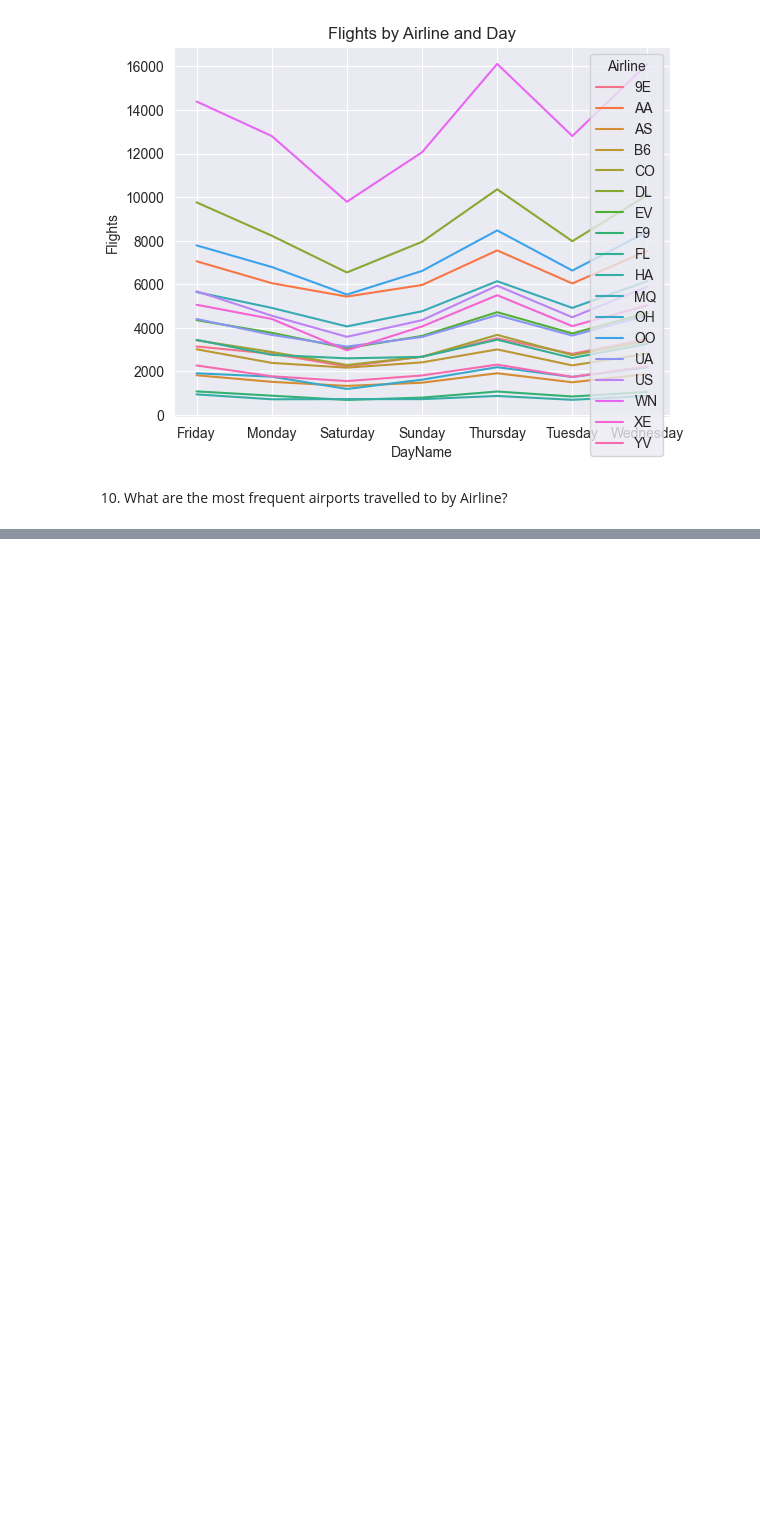
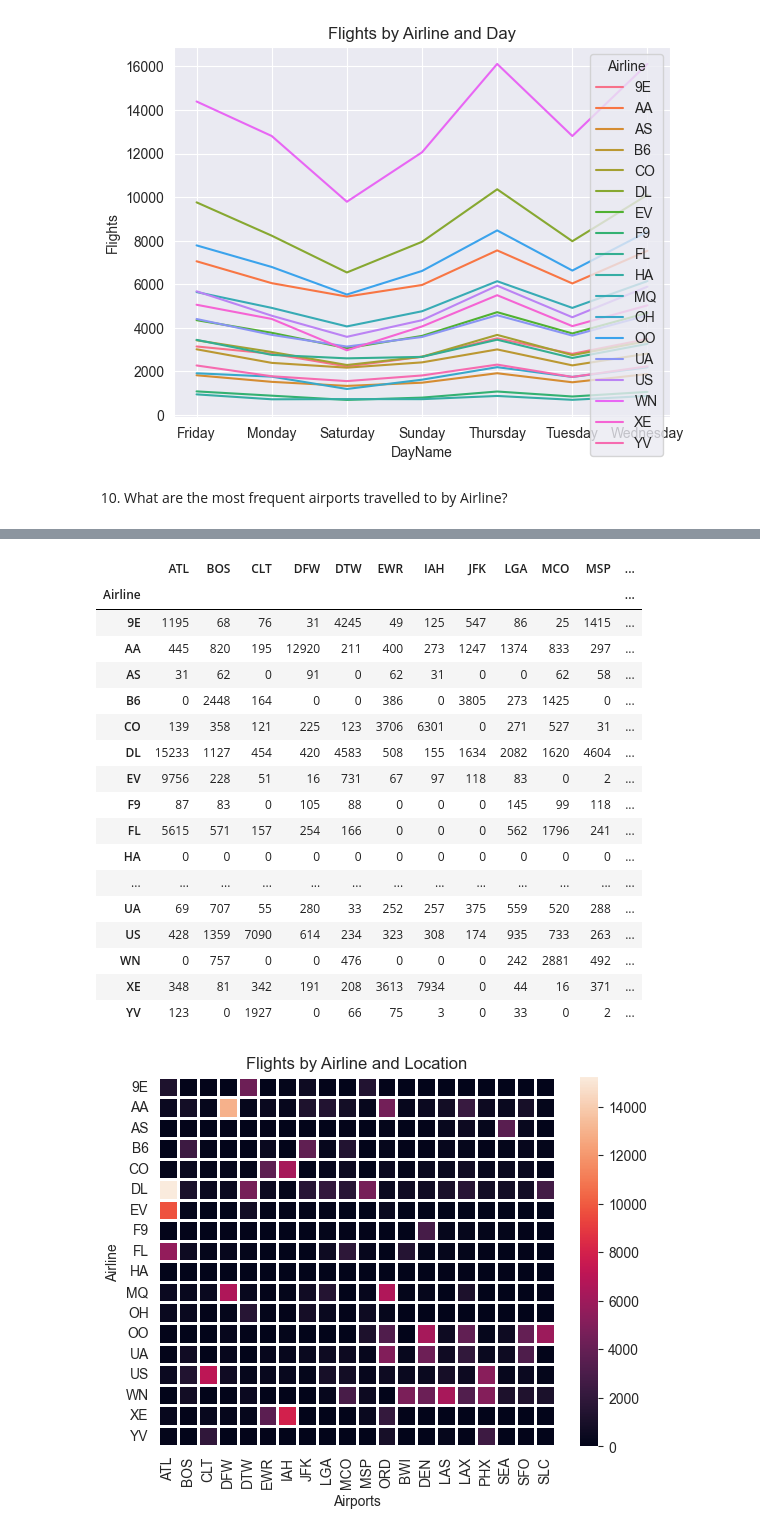
Before and after one commit to Ethan07914/flight_data_insight, a Jupyter notebook: main.ipynb, the cells around one changed output, grey strips where cells are left out. Cells and saved outputs as stored; diff of their text form; code cells hidden in the pictures; blank space fills up the shorter version.

Commit message:
Flights by Airline and Location Heatmap

```diff
--- a/main.ipynb
+++ b/main.ipynb
@@ -253,3 +256,21 @@ Text(0.5, 1.0, 'Flights by Airline and Day')
 [figure]
 # %% [markdown]
 10. What are the most frequent airports travelled to by Airline?
+# %%
+FlightsToAirportByAirline = flight_data.groupby(['Airline', 'AirportTo']).Time.count().reset_index().rename(columns={'Time':'Flights'})
+
+FlightsToAirport = flight_data.groupby('AirportTo').Time.count().sort_values(ascending=False).iloc[0:20].reset_index().rename(columns={'Time':'Flights'})
+
+FlightsToAirportByAirline20 = FlightsToAirportByAirline[FlightsToAirportByAirline['AirportTo'].isin(FlightsToAirport.AirportTo)]
+
+FlightsToAirportByAirline20
+
+Airlines1 = FlightsToAirportByAirline20.Airline.unique()
+for airline in Airlines1:
+    print(airline)
+
+Airports1 = FlightsToAirportByAirline20.AirportTo.unique()
+for airport in Airports1:
+    print(airport)
+
+FlightsToAirportByAirline20
@@ -255,0 +308,47 @@ Text(0.5, 1.0, 'Flights by Airline and Day')
+# %%
+def get_flights(Airport):
+    flights = []
+    for Airline in Airlines1:
+        NumberOfFlights = FlightsToAirportByAirline20[(FlightsToAirportByAirline20['Airline'] == Airline) & (FlightsToAirportByAirline20['AirportTo'] == Airport)].Flights
+        if len(NumberOfFlights) == 0:
+          flights.append(0)
+        else:
+         flights.append(int(NumberOfFlights.iloc[0]))
+    return flights
+
+
+
+flight_dict = {'Airline':Airlines1}
+count=0
+for Airport in Airports1:
+    flight_dict[Airports1[count]] = get_flights(Airports1[count])
+    count+=1
+
+flight_frame = pd.DataFrame(flight_dict).set_index('Airline')
+
+
+sns.heatmap(data=flight_frame, linewidths=1, linecolor='white')
+plt.xlabel('Airports')
+plt.title('Flights by Airline and Location')
+
+flight_frame
+# %% [output]
+|  | ATL | BOS | CLT | DFW | DTW | EWR | IAH | JFK | LGA | MCO | MSP | ... |
+| Airline |  |  |  |  |  |  |  |  |  |  |  | ... |
+| 9E | 1195 | 68 | 76 | 31 | 4245 | 49 | 125 | 547 | 86 | 25 | 1415 | ... |
+| AA | 445 | 820 | 195 | 12920 | 211 | 400 | 273 | 1247 | 1374 | 833 | 297 | ... |
+| AS | 31 | 62 | 0 | 91 | 0 | 62 | 31 | 0 | 0 | 62 | 58 | ... |
+| B6 | 0 | 2448 | 164 | 0 | 0 | 386 | 0 | 3805 | 273 | 1425 | 0 | ... |
+| CO | 139 | 358 | 121 | 225 | 123 | 3706 | 6301 | 0 | 271 | 527 | 31 | ... |
+| DL | 15233 | 1127 | 454 | 420 | 4583 | 508 | 155 | 1634 | 2082 | 1620 | 4604 | ... |
+| EV | 9756 | 228 | 51 | 16 | 731 | 67 | 97 | 118 | 83 | 0 | 2 | ... |
+| F9 | 87 | 83 | 0 | 105 | 88 | 0 | 0 | 0 | 145 | 99 | 118 | ... |
+| FL | 5615 | 571 | 157 | 254 | 166 | 0 | 0 | 0 | 562 | 1796 | 241 | ... |
+| HA | 0 | 0 | 0 | 0 | 0 | 0 | 0 | 0 | 0 | 0 | 0 | ... |
+| ... | ... | ... | ... | ... | ... | ... | ... | ... | ... | ... | ... | ... |
+| UA | 69 | 707 | 55 | 280 | 33 | 252 | 257 | 375 | 559 | 520 | 288 | ... |
+| US | 428 | 1359 | 7090 | 614 | 234 | 323 | 308 | 174 | 935 | 733 | 263 | ... |
+| WN | 0 | 757 | 0 | 0 | 476 | 0 | 0 | 0 | 242 | 2881 | 492 | ... |
+| XE | 348 | 81 | 342 | 191 | 208 | 3613 | 7934 | 0 | 44 | 16 | 371 | ... |
+| YV | 123 | 0 | 1927 | 0 | 66 | 75 | 3 | 0 | 33 | 0 | 2 | ... |
+[figure, added]
```
Also changed, not shown: parts of 3 cells of this notebook.
